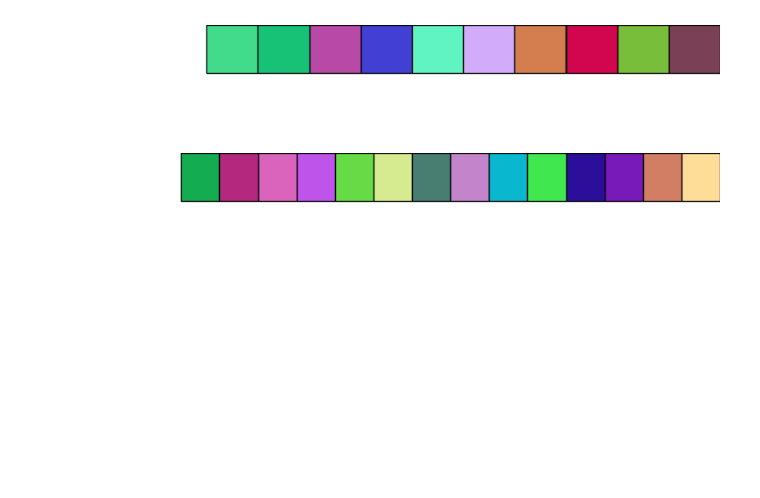
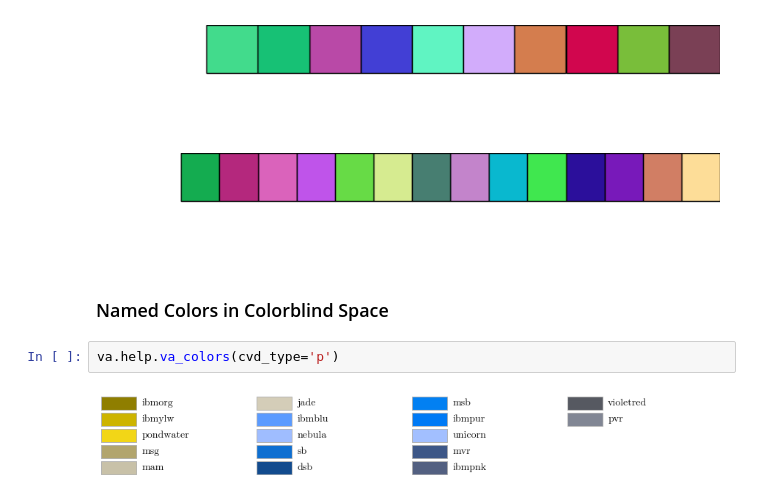
Before and after one commit to elkogerville/VisualAstro, a Jupyter notebook: examples/color_guide.ipynb, the cells around one changed output. Drawn from its saved outputs; the diff is of its cells as text; blank space fills up the shorter version.

```diff
--- a/examples/color_guide.ipynb
+++ b/examples/color_guide.ipynb
@@ -161,3 +168,9 @@ va.help.color(va.get_colors('random'))
 # %% [output]
 [figure]
 [figure]
+# %% [markdown]
+### Named Colors in Colorblind Space
+# %%
+va.help.va_colors(cvd_type='p')
+# %% [output]
+[figure, added]
```
Also changed, not shown: parts of 4 cells of this notebook.
